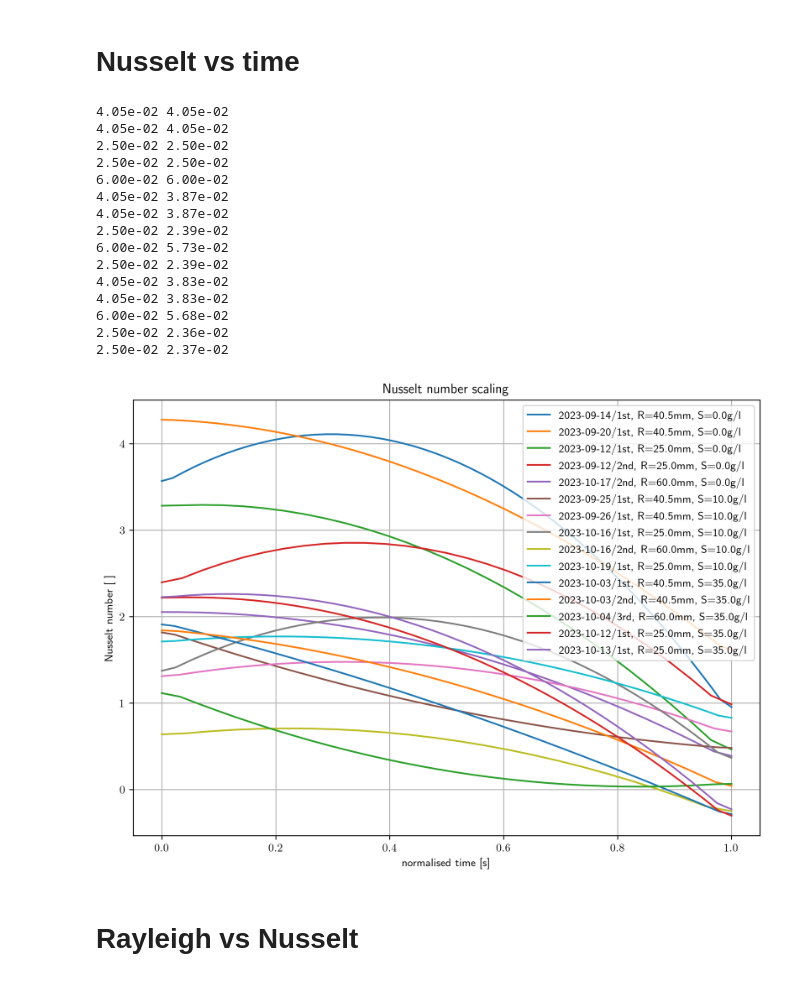
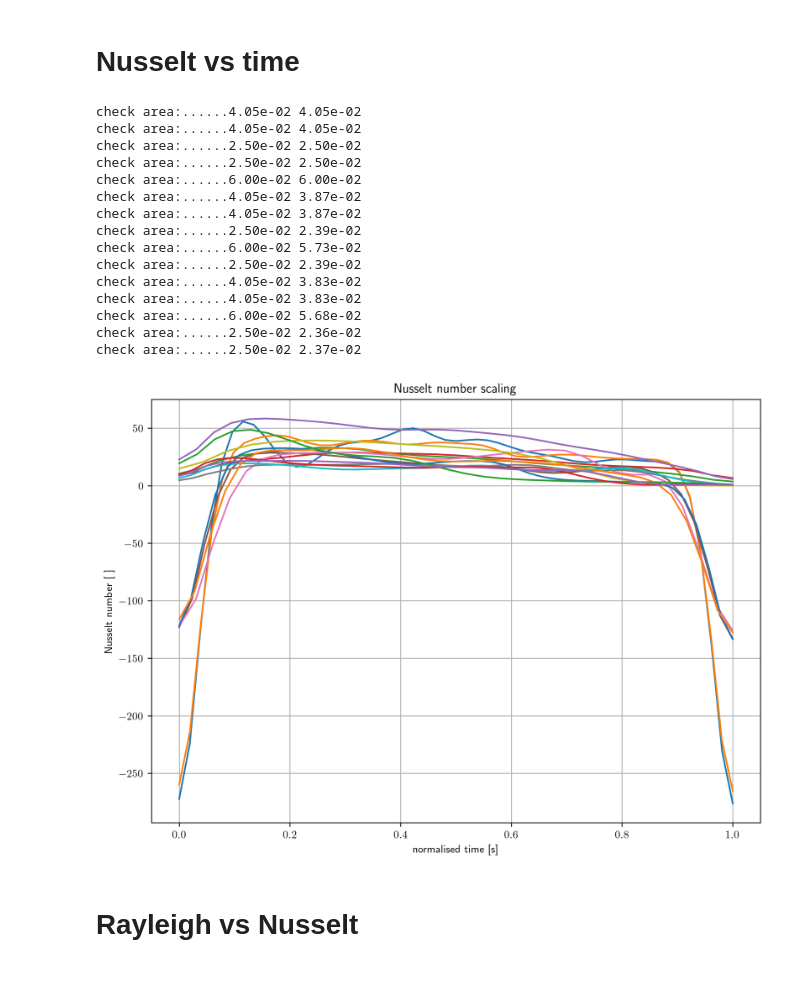
Before and after one commit to ebellincioni/floatingIce, a Jupyter notebook: 23-09-13_floating_dataAnalysis.ipynb, the cells around one changed output. Drawn from its saved outputs; the diff is of its cells as text; code cells hidden in the pictures.

```diff
--- a/23-09-13_floating_dataAnalysis.ipynb
+++ b/23-09-13_floating_dataAnalysis.ipynb
@@ -162,7 +162,7 @@ def Nu_areas(A,T_water, dt):
     Returns:
         float: value of Nusselt number
     """
-    h = -(np.gradient(A)/dt)*rho_ice*(L_f+c_s*T_in)/T_water
+    h = -(np.gradient(A)/dt)*rho_ice*(L_f+c_s*T_in)/(np.pi*T_water)
     return h/kappa
 
 def Ra(r,T1,T2):
@@ -346,7 +346,8 @@ directory = '/Users/edoardo/Library/CloudStorage/OneDrive-UniversityofTwente/flo
 
 cylinders = ['2023-09-14/1st','2023-09-20/1st', '2023-09-12/1st','2023-09-12/2nd', '2023-10-17/2nd',# S=0
              '2023-09-25/1st','2023-09-26/1st','2023-10-16/1st','2023-10-16/2nd', '2023-10-19/1st',# S=10
-             '2023-10-03/1st','2023-10-03/2nd','2023-10-04/3rd','2023-10-12/1st','2023-10-13/1st']# S=35
+             '2023-10-03/1st','2023-10-03/2nd','2023-10-04/3rd','2023-10-12/1st','2023-10-13/1st',# S=35
+             '2023-12-01/2nd','2023-12-04/1st']# D2O
 
 plt.figure(figsize=(10,8),dpi=300)
 plt.rcParams['text.usetex'] = True
@@ -376,13 +377,13 @@ for cylinder in cylinders:
     radii = correct_outliers(radii)
 
     if exp_radius==0.025:
-        plt.plot(contours_per_shot*10*np.arange(len(radii)),radii,
+        plt.plot(contours_per_shot*10*np.arange(len(radii)),gf1d(radii,2),
                  label=f'{cylinder}, R={exp_radius*1e3:.1f}mm, S={exp_sal}g/l') # one shot every 10 seconds
     elif exp_radius==0.0405:
-        plt.plot(contours_per_shot*10*np.arange(len(radii)),radii,
+        plt.plot(contours_per_shot*10*np.arange(len(radii)),gf1d(radii,2),
                  label=f'{cylinder}, R={exp_radius*1e3:.1f}mm, S={exp_sal}g/l') # one shot every 10 seconds
     elif exp_radius==0.06:
-        plt.plot(contours_per_shot*30*np.arange(len(radii)),radii,
+        plt.plot(contours_per_shot*30*np.arange(len(radii)),gf1d(radii,2),
                  label=f'{cylinder}, R={exp_radius*1e3:.1f}mm, S={exp_sal}g/l') # one shot every 30 seconds
 
 # plt.plot(np.array(evolution(0.0405))/evolution(0.0405)[0],label='theo')
@@ -433,26 +434,17 @@ for cylinder in cylinders:
     radii = correct_outliers(radii)
 
     if exp_radius==0.025:
-        x = contours_per_shot*10*np.arange(len(radii))
-        fit = np.poly1d(np.polyfit(x,radii,deg=2)/(10*contours_per_shot))
-        plt.plot(x,radii*np.gradient(fit(x)),
+        plt.plot(contours_per_shot*10*np.arange(len(radii)),np.gradient(gf1d(radii,2)),
                  label=f'{cylinder}, R={exp_radius*1e3:.1f}mm, S={exp_sal}g/l') # one shot every 10 seconds
     elif exp_radius==0.0405:
-        x = contours_per_shot*10*np.arange(len(radii))
-        fit = np.poly1d(np.polyfit(x,radii,deg=2)/(10*contours_per_shot))
-        plt.plot(x,radii*np.gradient(fit(x)),
+        plt.plot(contours_per_shot*10*np.arange(len(radii)),np.gradient(gf1d(radii,2)),
                  label=f'{cylinder}, R={exp_radius*1e3:.1f}mm, S={exp_sal}g/l') # one shot every 10 seconds
     elif exp_radius==0.06:
-        x = contours_per_shot*30*np.arange(len(radii))
-        fit = np.poly1d(np.polyfit(x,radii,deg=2)/(30*contours_per_shot))
-        plt.plot(x,radii*np.gradient(fit(x)),
+        plt.plot(contours_per_shot*30*np.arange(len(radii)),np.gradient(gf1d(radii,2)),
                  label=f'{cylinder}, R={exp_radius*1e3:.1f}mm, S={exp_sal}g/l') # one shot every 30 seconds
-    del x,fit
 
-plt.ylim(-1e3,50)
 
 plt.grid()
-plt.legend()
 plt.xlabel('time [s]')
 plt.ylabel('gradient')
 plt.title('Melting freely floating cylinder')
@@ -549,6 +541,8 @@ directory = '/Users/edoardo/Library/CloudStorage/OneDrive-UniversityofTwente/flo
 cylinders = ['2023-09-14/1st','2023-09-20/1st', '2023-09-12/1st','2023-09-12/2nd', '2023-10-17/2nd',# S=0
              '2023-09-25/1st','2023-09-26/1st','2023-10-16/1st','2023-10-16/2nd', '2023-10-19/1st',# S=10
              '2023-10-03/1st','2023-10-03/2nd','2023-10-04/3rd','2023-10-12/1st','2023-10-13/1st']# S=35
+
+from scipy.ndimage import gaussian_filter1d as gf1d
 
 plt.figure(figsize=(10,7),dpi=300)
 plt.rcParams['text.usetex'] = True
@@ -560,6 +554,7 @@ for ic,cylinder in enumerate(cylinders):
         contoursPATH.append(contour)
     contoursPATH = np.sort(contoursPATH)
     contours_per_shot = int(contoursPATH[1][-5]) - 1 # fraction of contours over number of shots
+    # print(contours_per_shot)
     info = np.genfromtxt(dirContours+'info',delimiter=',')
     exp_radius,exp_sal,exp_wt = info[1,1],info[1,0],np.mean((info[1,2],info[1,4]))
     #if exp_sal==35.: continue
@@ -593,58 +588,58 @@ for ic,cylinder in enumerate(cylinders):
 
     areas = np.array(areas)
     areas /= conversion
-    print(f'{exp_radius:.2e}',f'{np.sqrt(areas[0]/np.pi):.2e}')
+    print(f'check area:......{exp_radius:.2e}',f'{np.sqrt(areas[0]/np.pi):.2e}')
 
     if exp_radius==0.0405:
         x = contours_per_shot*10*np.arange(len(areas))
-        fit = np.poly1d(np.polyfit(x,areas,deg=3)/(10*contours_per_shot))
+        fit = np.poly1d(np.polyfit(x,areas,deg=4))
         areas_fit = fit(x)
-        Nusselt_numbers = Nu_areas(areas_fit,exp_wt,10*contours_per_shot)
+        Nusselt_numbers = Nu_areas(gf1d(areas,2,mode='wrap'),exp_wt,10*contours_per_shot)
         plt.plot(np.linspace(0,1,len(Nusselt_numbers)),Nusselt_numbers,
                  label=f'{cylinder}, R={exp_radius*1e3:.1f}mm, S={exp_sal}g/l') # one shot every 10 seconds
     elif exp_radius==0.025:
         x = contours_per_shot*10*np.arange(len(areas))
-        fit = np.poly1d(np.polyfit(x,areas,deg=3)/(10*contours_per_shot))
+        fit = np.poly1d(np.polyfit(x,areas,deg=4))
         areas_fit = fit(x)
-        Nusselt_numbers = Nu_areas(areas_fit,exp_wt,10*contours_per_shot)
+        Nusselt_numbers = Nu_areas(gf1d(areas,2),exp_wt,10*contours_per_shot)
         plt.plot(np.linspace(0,1,len(Nusselt_numbers)),Nusselt_numbers,
                  label=f'{cylinder}, R={exp_radius*1e3:.1f}mm, S={exp_sal}g/l') # one shot every 10 seconds
     elif exp_radius==0.06:
         x = contours_per_shot*30*np.arange(len(areas))
-        fit = np.poly1d(np.polyfit(x,areas,deg=3)/(30*contours_per_shot))
+        fit = np.poly1d(np.polyfit(x,areas,deg=4))
         areas_fit = fit(x)
-        Nusselt_numbers = Nu_areas(areas_fit,exp_wt,30*contours_per_shot)
+        Nusselt_numbers = Nu_areas(gf1d(areas,2),exp_wt,30*contours_per_shot)
         plt.plot(np.linspace(0,1,len(Nusselt_numbers)),Nusselt_numbers,
                  label=f'{cylinder}, R={exp_radius*1e3:.1f}mm, S={exp_sal}g/l') # one shot every 30 seconds
     del x,fit
 
 plt.grid()
-plt.legend()
+# plt.legend()
 plt.xlabel('normalised time [s]')
 plt.ylabel('Nusselt number [ ]')
 plt.title('Nusselt number scaling')
 
 # plt.yscale('log')
 # plt.ylim(1e4,1e10)
 
 plt.show()
 # %% [output]
-4.05e-02 4.05e-02
-4.05e-02 4.05e-02
-2.50e-02 2.50e-02
-2.50e-02 2.50e-02
-6.00e-02 6.00e-02
-4.05e-02 3.87e-02
-4.05e-02 3.87e-02
-2.50e-02 2.39e-02
-6.00e-02 5.73e-02
-2.50e-02 2.39e-02
-4.05e-02 3.83e-02
-4.05e-02 3.83e-02
-6.00e-02 5.68e-02
-2.50e-02 2.36e-02
-2.50e-02 2.37e-02
+check area:......4.05e-02 4.05e-02
+check area:......4.05e-02 4.05e-02
+check area:......2.50e-02 2.50e-02
+check area:......2.50e-02 2.50e-02
+check area:......6.00e-02 6.00e-02
+check area:......4.05e-02 3.87e-02
+check area:......4.05e-02 3.87e-02
+check area:......2.50e-02 2.39e-02
+check area:......6.00e-02 5.73e-02
+check area:......2.50e-02 2.39e-02
+check area:......4.05e-02 3.83e-02
+check area:......4.05e-02 3.83e-02
+check area:......6.00e-02 5.68e-02
+check area:......2.50e-02 2.36e-02
+check area:......2.50e-02 2.37e-02
-[figure, old version]
+[figure, new version]
 # %% [markdown]
 # Rayleigh vs Nusselt
 # %%
```
Also changed, not shown: parts of 10 cells of this notebook, 1 other file.
